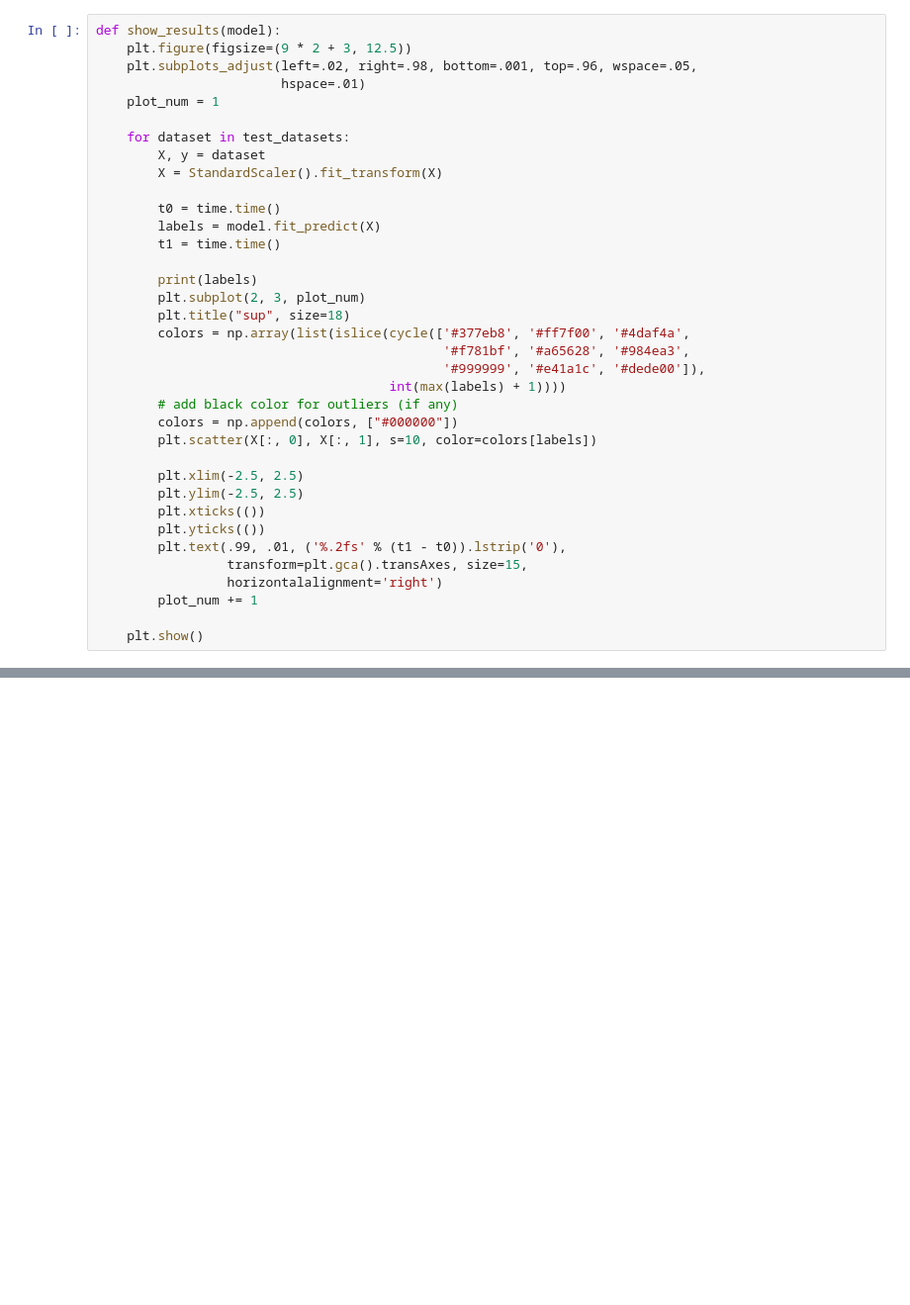
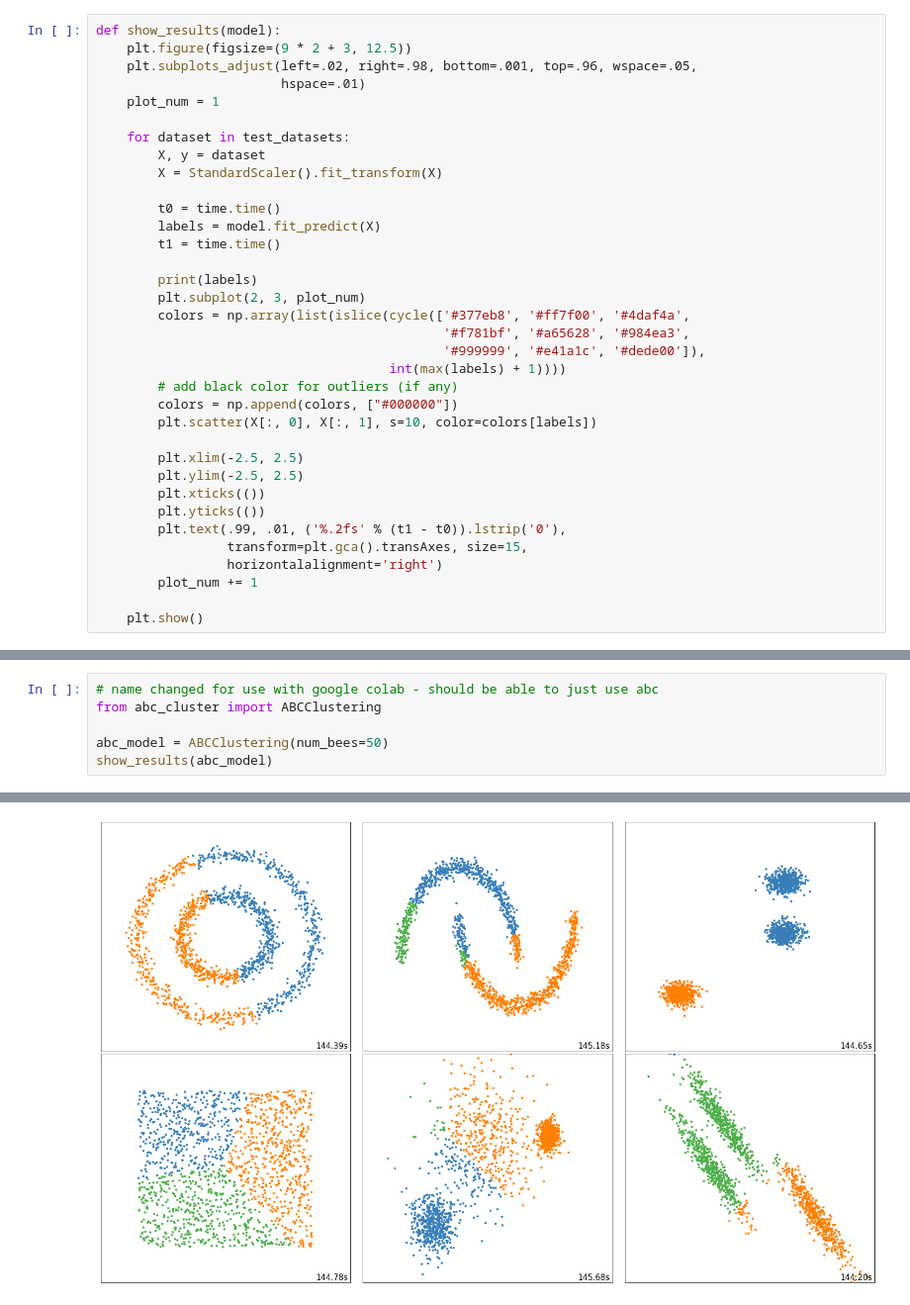
Before and after one commit to ElizabethForest/metaheuristic_clustering, a Jupyter notebook: example.ipynb, the cells around one changed output, grey strips where cells are left out. Shown at 99% size. Saved outputs shown, nothing was run; the diff lists cells and outputs as text; blank space fills up the shorter version.

```diff
--- a/example.ipynb
+++ b/example.ipynb
@@ -48,7 +70,6 @@ def show_results(model):
 
         print(labels)
         plt.subplot(2, 3, plot_num)
-        plt.title("sup", size=18)
         colors = np.array(list(islice(cycle(['#377eb8', '#ff7f00', '#4daf4a',
                                              '#f781bf', '#a65628', '#984ea3',
                                              '#999999', '#e41a1c', '#dede00']),
@@ -79,0 +91,7 @@ show_results(sfla_model)
+# %%
+# name changed for use with google colab - should be able to just use abc
+from abc_cluster import ABCClustering
+
+abc_model = ABCClustering(num_bees=50)
+show_results(abc_model)
+# %% [output]
@@ -79,0 +115 @@ show_results(sfla_model)
+[figure, added]
```
Also changed, not shown: parts of 6 cells of this notebook.
